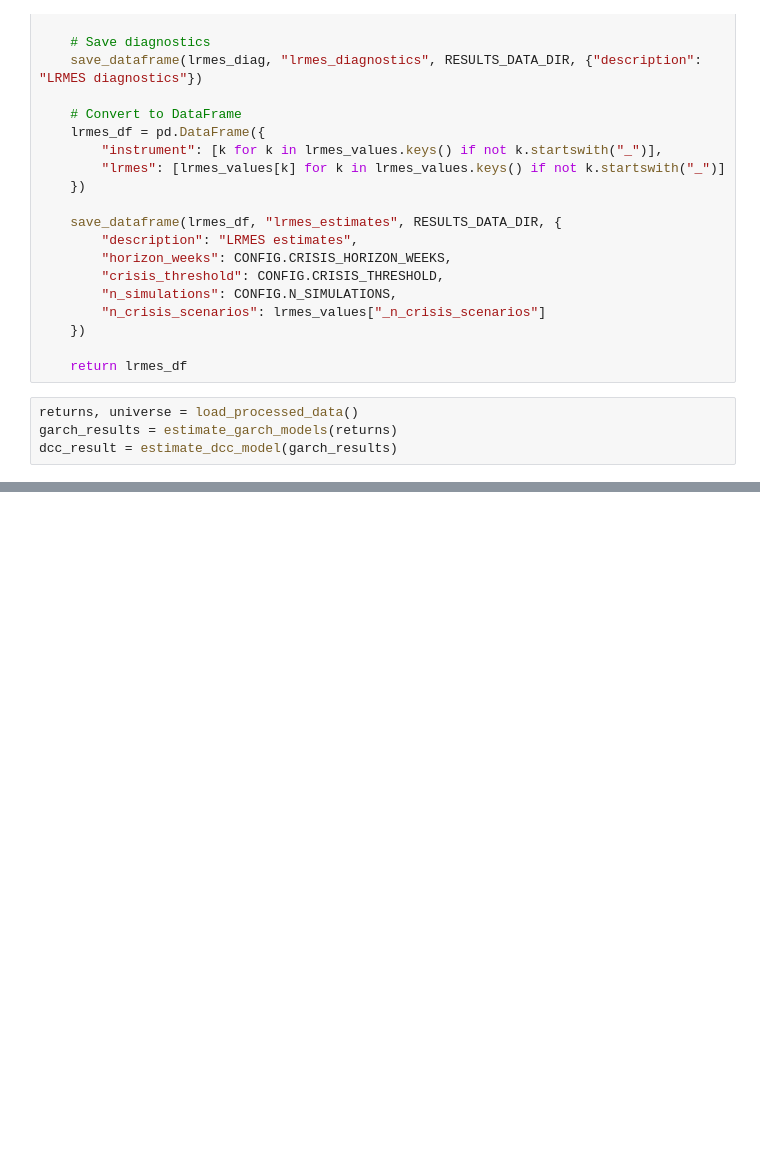
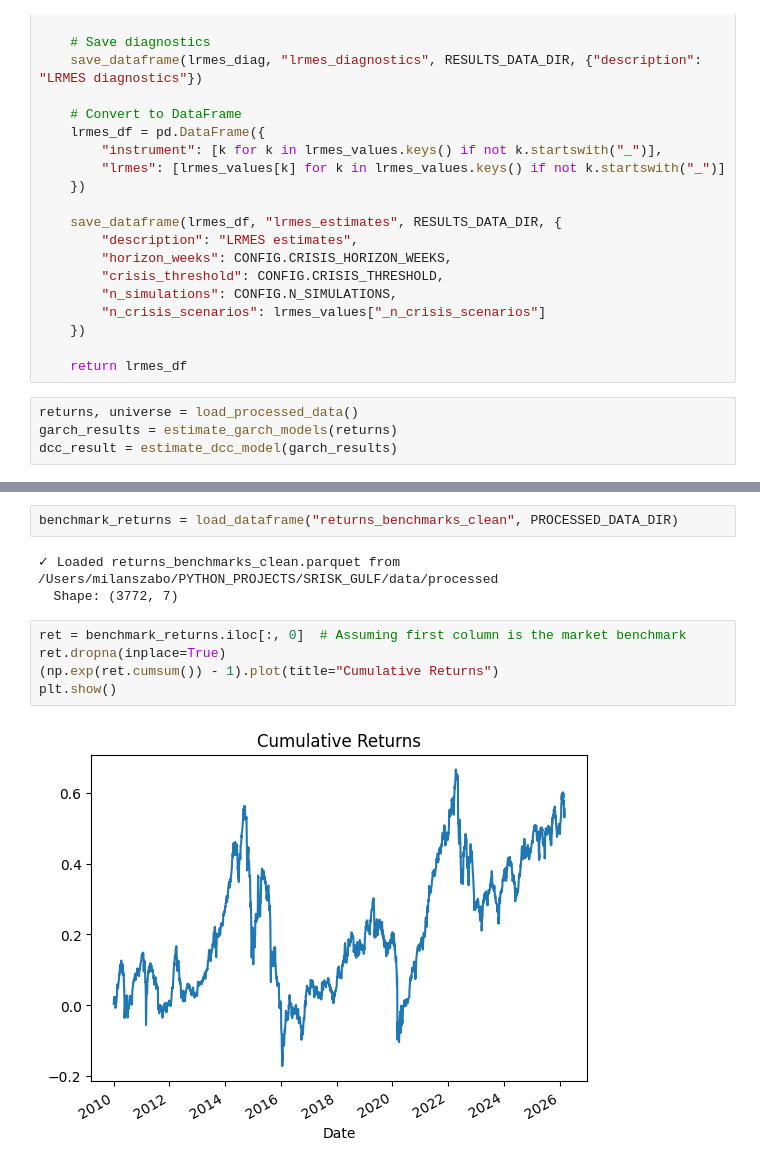
Before and after one commit to elypsa/gulf_banks_sysrisk, a Jupyter notebook: notebooks/playground copy.ipynb, the cells around one changed output, grey strips where cells are left out. Cells and saved outputs as stored; diff of their text form; blank space fills up the shorter version.

```diff
--- a/notebooks/playground copy.ipynb
+++ b/notebooks/playground copy.ipynb
@@ -213,0 +273,12 @@ garch_params = {name: garch_results[name] for name in instrument_names if name i
+# %%
+benchmark_returns = load_dataframe("returns_benchmarks_clean", PROCESSED_DATA_DIR)
+# %% [output]
+✓ Loaded returns_benchmarks_clean.parquet from /Users/milanszabo/PYTHON_PROJECTS/SRISK_GULF/data/processed
+  Shape: (3772, 7)
+# %%
+ret = benchmark_returns.iloc[:, 0]  # Assuming first column is the market benchmark
+ret.dropna(inplace=True)
+(np.exp(ret.cumsum()) - 1).plot(title="Cumulative Returns")
+plt.show()
+# %% [output]
+[figure, added]
```
Also changed, not shown: parts of 3 cells of this notebook, 3 other files.
